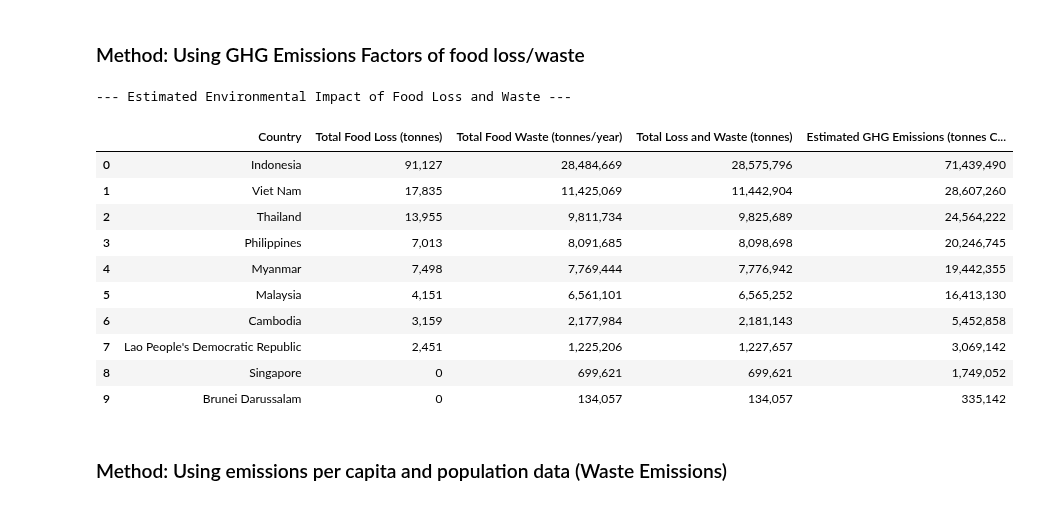
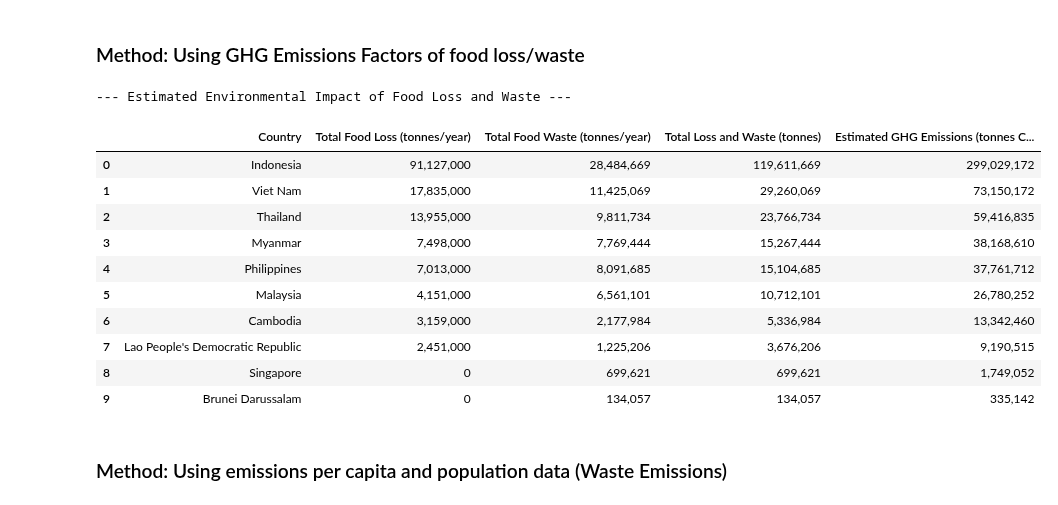
Before and after one commit to Azvier/asean-food-waste-sustainability, a Jupyter notebook: notebooks/data_analysis.ipynb, the cells around one changed output. Cells and saved outputs as stored; diff of their text form; code cells hidden in the pictures.

Commit message:
fix(analysis): correct food loss aggregation units and update outputs

```diff
--- a/notebooks/data_analysis.ipynb
+++ b/notebooks/data_analysis.ipynb
@@ -114,6 +114,7 @@ loss_volume = fao_fbs[
     (fao_fbs['Year'] == 2022) &
     (~fao_fbs['Item'].str.strip().str.lower().str.contains('total'))
 ].copy()
+loss_volume['Value'] = loss_volume['Value'] * 1000
 loss_volume = loss_volume.sort_values('Year').drop_duplicates(['Area', 'Item'], keep='last')
 loss_volume = loss_volume[['Area', 'Item', 'Year', 'Value']].rename(columns={
     'Year': 'Loss Year',
@@ -565,56 +566,47 @@ asean_countries = [
     'Malaysia', 'Myanmar', 'Philippines', 'Singapore', 'Thailand', 'Viet Nam'
 ]
 
-# Calculate total food loss per country (latest year per item)
-loss_volume = fao_fbs[
-    (fao_fbs['Area'].isin(asean_countries)) &
-    (fao_fbs['Element'] == 'Losses')
-].copy()
-latest_loss = loss_volume.sort_values('Year').drop_duplicates(['Area', 'Item'], keep='last')
-total_loss_per_country = latest_loss.groupby('Area')['Value'].sum().reset_index()
-total_loss_per_country = total_loss_per_country.rename(columns={
-    'Area': 'Country',
-    'Value': 'Total Food Loss (tonnes)'
-})
+total_loss_per_country = loss_volume.groupby('Area')['Losses (tonnes)'].sum().reset_index()
+total_loss_per_country = total_loss_per_country.rename(columns={'Area': 'Country', 'Losses (tonnes)': 'Total Food Loss (tonnes/year)'})
 
 # Get total food waste per country from total_waste from previous analysis
 total_waste_ghg = total_waste[['Country', 'Total Food Waste (tonnes/year)']].copy()
 
 # Combine loss & waste, calculate GHG emissions
 environmental_impact = pd.merge(total_loss_per_country, total_waste_ghg, on='Country', how='outer').fillna(0)
 environmental_impact['Total Loss and Waste (tonnes)'] = (
-    environmental_impact['Total Food Loss (tonnes)'] + environmental_impact['Total Food Waste (tonnes/year)']
+    environmental_impact['Total Food Loss (tonnes/year)'] + environmental_impact['Total Food Waste (tonnes/year)']
 )
 environmental_impact['Estimated GHG Emissions (tonnes CO2eq)'] = (
     environmental_impact['Total Loss and Waste (tonnes)'] * GHG_EMISSION_FACTOR
 )
 environmental_impact = (
     environmental_impact
     .sort_values(by='Total Loss and Waste (tonnes)', ascending=False)
     .reset_index(drop=True)
 )
 
 # Format output
 environmental_impact_fmt = environmental_impact.copy()
 for col in [
-    'Total Food Loss (tonnes)', 'Total Food Waste (tonnes/year)',
+    'Total Food Loss (tonnes/year)', 'Total Food Waste (tonnes/year)',
     'Total Loss and Waste (tonnes)', 'Estimated GHG Emissions (tonnes CO2eq)'
     ]:
     environmental_impact_fmt[col] = environmental_impact_fmt[col].map('{:,.0f}'.format)
 
 print("--- Estimated Environmental Impact of Food Loss and Waste ---")
 environmental_impact_fmt
 # %% [output]
 --- Estimated Environmental Impact of Food Loss and Waste ---
-|  | Country | Total Food Loss (tonnes) | Total Food Waste (tonnes/year) | Total Loss and Waste (tonnes) | Estimated GHG Emissions (tonnes C... |
-| 0 | Indonesia | 91,127 | 28,484,669 | 28,575,796 | 71,439,490 |
-| 1 | Viet Nam | 17,835 | 11,425,069 | 11,442,904 | 28,607,260 |
-| 2 | Thailand | 13,955 | 9,811,734 | 9,825,689 | 24,564,222 |
-| 3 | Philippines | 7,013 | 8,091,685 | 8,098,698 | 20,246,745 |
-| 4 | Myanmar | 7,498 | 7,769,444 | 7,776,942 | 19,442,355 |
-| 5 | Malaysia | 4,151 | 6,561,101 | 6,565,252 | 16,413,130 |
-| 6 | Cambodia | 3,159 | 2,177,984 | 2,181,143 | 5,452,858 |
-| 7 | Lao People's Democratic Republic | 2,451 | 1,225,206 | 1,227,657 | 3,069,142 |
+|  | Country | Total Food Loss (tonnes/year) | Total Food Waste (tonnes/year) | Total Loss and Waste (tonnes) | Estimated GHG Emissions (tonnes C... |
+| 0 | Indonesia | 91,127,000 | 28,484,669 | 119,611,669 | 299,029,172 |
+| 1 | Viet Nam | 17,835,000 | 11,425,069 | 29,260,069 | 73,150,172 |
+| 2 | Thailand | 13,955,000 | 9,811,734 | 23,766,734 | 59,416,835 |
+| 3 | Myanmar | 7,498,000 | 7,769,444 | 15,267,444 | 38,168,610 |
+| 4 | Philippines | 7,013,000 | 8,091,685 | 15,104,685 | 37,761,712 |
+| 5 | Malaysia | 4,151,000 | 6,561,101 | 10,712,101 | 26,780,252 |
+| 6 | Cambodia | 3,159,000 | 2,177,984 | 5,336,984 | 13,342,460 |
+| 7 | Lao People's Democratic Republic | 2,451,000 | 1,225,206 | 3,676,206 | 9,190,515 |
 | 8 | Singapore | 0 | 699,621 | 699,621 | 1,749,052 |
 | 9 | Brunei Darussalam | 0 | 134,057 | 134,057 | 335,142 |
 # %% [markdown]
```
Also changed, not shown: parts of 3 cells of this notebook.
